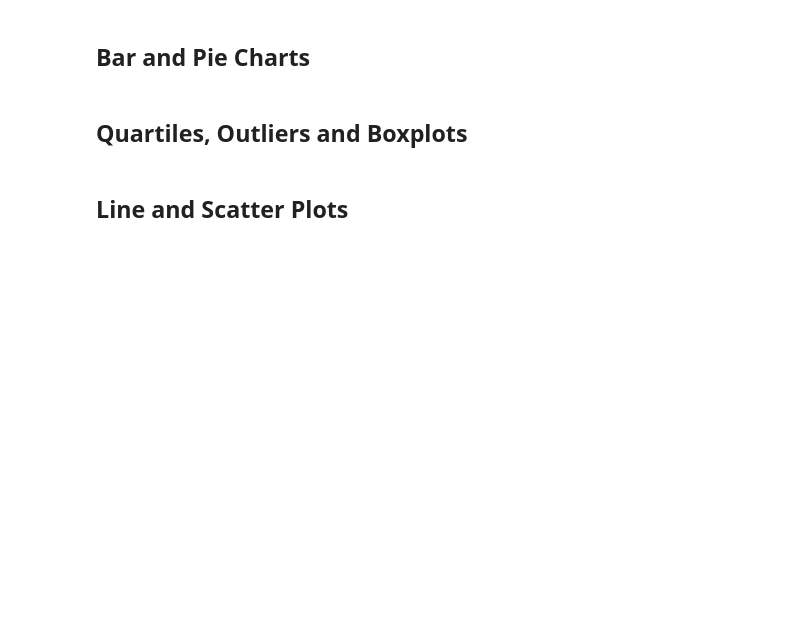
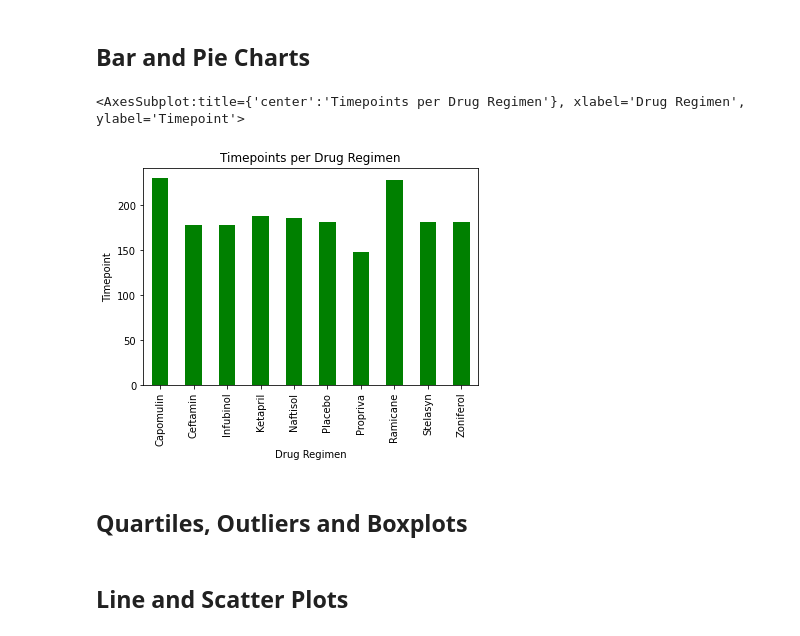
Before and after one commit to kealvarez/matplotlib-challenge, a Jupyter notebook: Pymaceuticals/pymaceuticals_actual.ipynb, the cells around one changed output. Cells and saved outputs as stored; diff of their text form; code cells hidden in the pictures; blank space fills up the shorter version.

```diff
--- a/Pymaceuticals/pymaceuticals_actual.ipynb
+++ b/Pymaceuticals/pymaceuticals_actual.ipynb
@@ -168,6 +177,19 @@ TypeError: 'method' object is not subscriptable
 ## Bar and Pie Charts
 # %%
 # Generate a bar plot showing the total number of timepoints for all mice tested for each drug regimen using Pandas.
+
+bar_revised = revised_mice_df.drop(columns=['Mouse ID', 'Sex', 'Age_months', 'Weight (g)', 'Tumor Volume (mm3)', 'Metastatic Sites'])
+
+bar_revised_group = bar_revised.groupby(['Drug Regimen']).count()['Timepoint']
+
+pandas_plot = bar_revised_group.plot.bar(color='g')
+plt.xlabel('Drug Regimen')
+plt.ylabel('Timepoint')
+plt.title('Timepoints per Drug Regimen')
+pandas_plot
+# %% [output]
+<AxesSubplot:title={'center':'Timepoints per Drug Regimen'}, xlabel='Drug Regimen', ylabel='Timepoint'>
+[figure, added]
 # %%
 # Generate a bar plot showing the total number of timepoints for all mice tested for each drug regimen using pyplot.
 # %%
```
Also changed, not shown: parts of 2 cells of this notebook.
